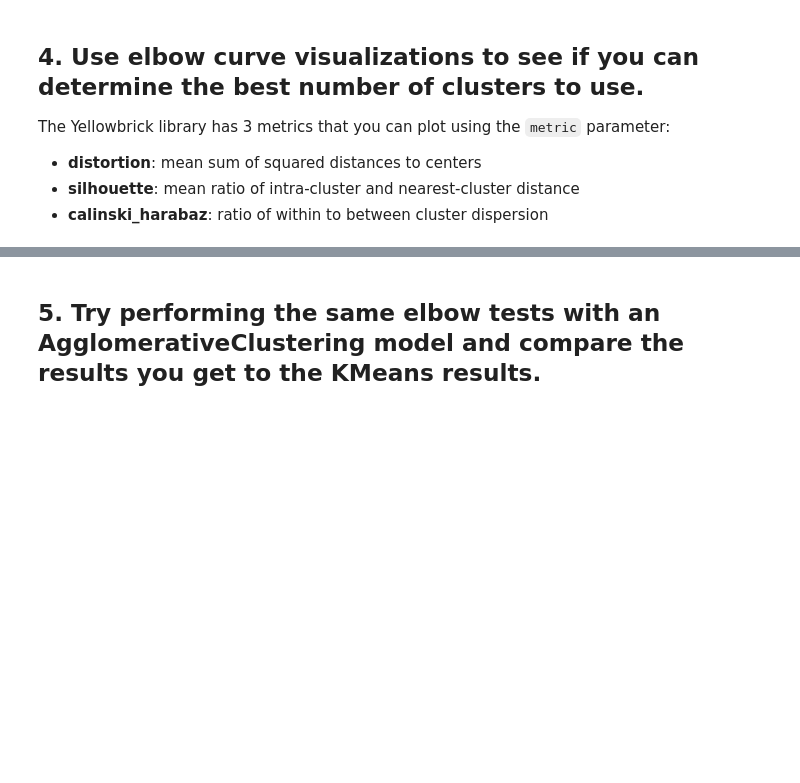
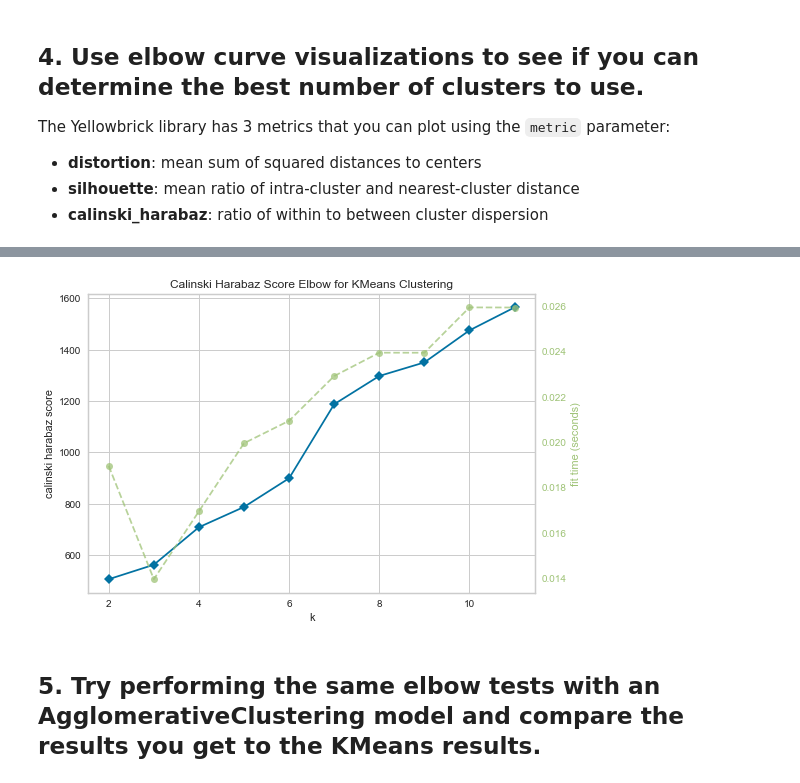
Before and after one commit to alejandrofrank/datamad0119, a Jupyter notebook: module-3/lab-unsupervised-learning-evaluation/your-code/main.ipynb, the cells around one changed output, grey strips where cells are left out. Drawn from its saved outputs; the diff is of its cells as text; code cells hidden in the pictures; blank space fills up the shorter version.

```diff
--- a/module-3/lab-unsupervised-learning-evaluation/your-code/main.ipynb
+++ b/module-3/lab-unsupervised-learning-evaluation/your-code/main.ipynb
@@ -30,2 +73,9 @@ The Yellowbrick library has 3 metrics that you can plot using the `metric` param
+# %%
+model = KMeans()
+visualizer = KElbowVisualizer(model, k=(2,12), metric = 'calinski_harabaz')
+visualizer.fit(X)
+visualizer.poof()
+# %% [output]
+[figure, added]
 # %% [markdown]
 ## 5. Try performing the same elbow tests with an AgglomerativeClustering model and compare the results you get to the KMeans results.
```
Also changed, not shown: parts of 12 cells of this notebook.
